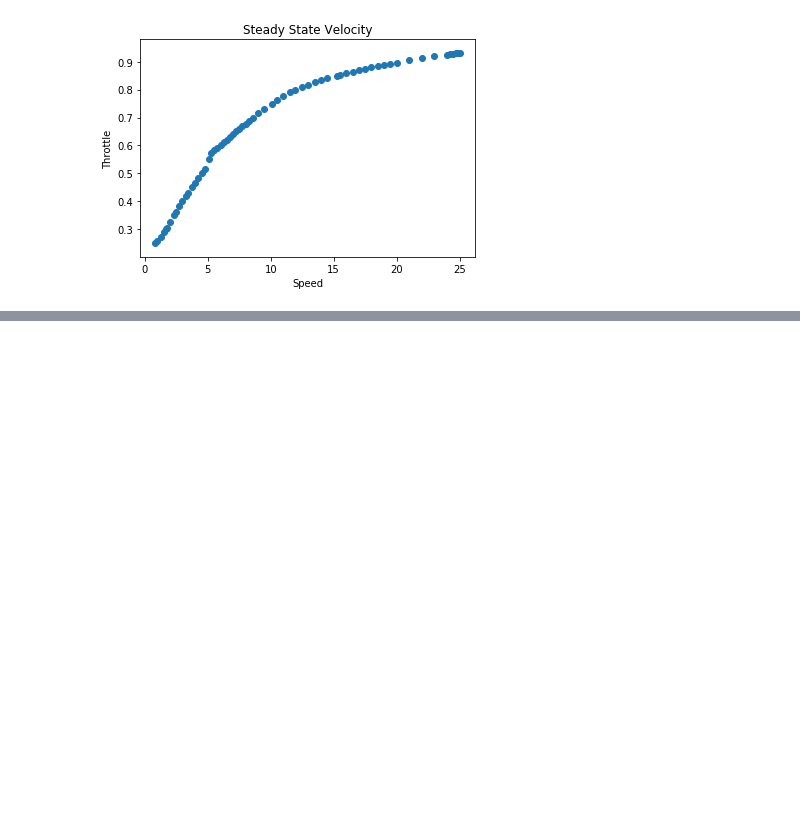
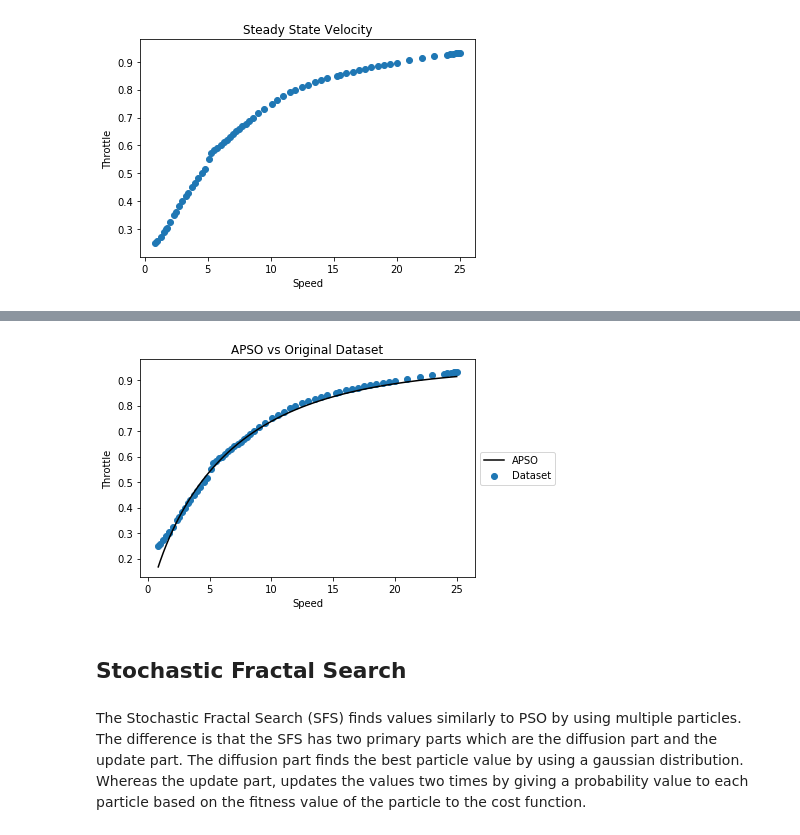
Before and after one commit to Vermillord/KP_Codes, a Jupyter notebook: KP_Notes.ipynb, the cells around one changed output, grey strips where cells are left out. Drawn from its saved outputs; the diff is of its cells as text; code cells hidden in the pictures; blank space fills up the shorter version.

```diff
--- a/KP_Notes.ipynb
+++ b/KP_Notes.ipynb
@@ -1092,0 +1119,14 @@ plt.show()
+# %%
+plt.title('APSO vs Original Dataset')
+plt.xlabel('Speed')
+plt.ylabel('Throttle')
+plt.plot(v0, ev_func_5(gpa5), label='APSO', color='k')
+plt.scatter(v0, u0, label='Dataset')
+plt.legend(loc='center left', bbox_to_anchor=(1, 0.5))
+plt.show()
+# %% [output]
+[figure, added]
+# %% [markdown]
+## Stochastic Fractal Search
+# %% [markdown]
+The Stochastic Fractal Search (SFS) finds values similarly to PSO by using multiple particles. The difference is that the SFS has two primary parts which are the diffusion part and the update part. The diffusion part finds the best particle value by using a gaussian distribution. Whereas the update part, updates the values two times by giving a probability value to each particle based on the fitness value of the particle to the cost function.
```
Also changed, not shown: parts of 9 cells of this notebook.
